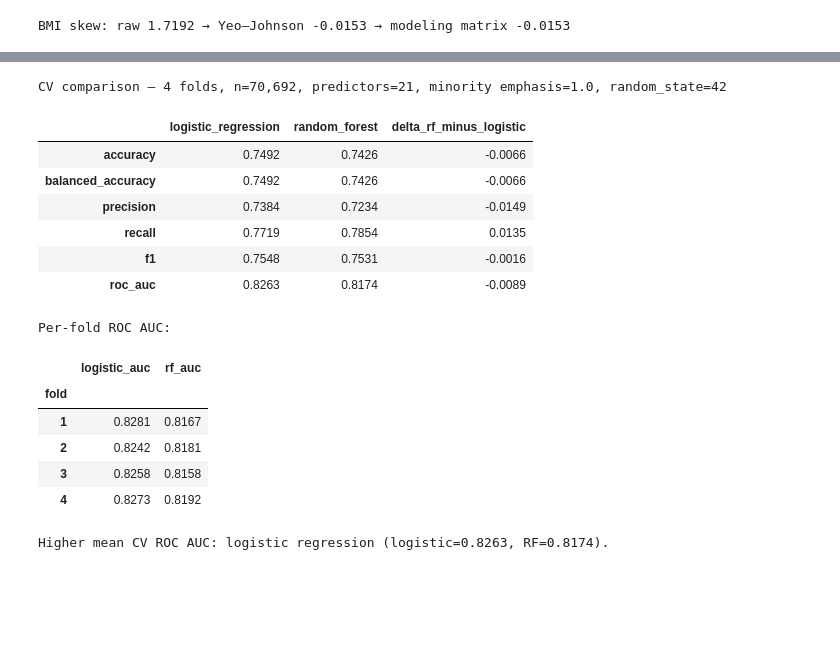
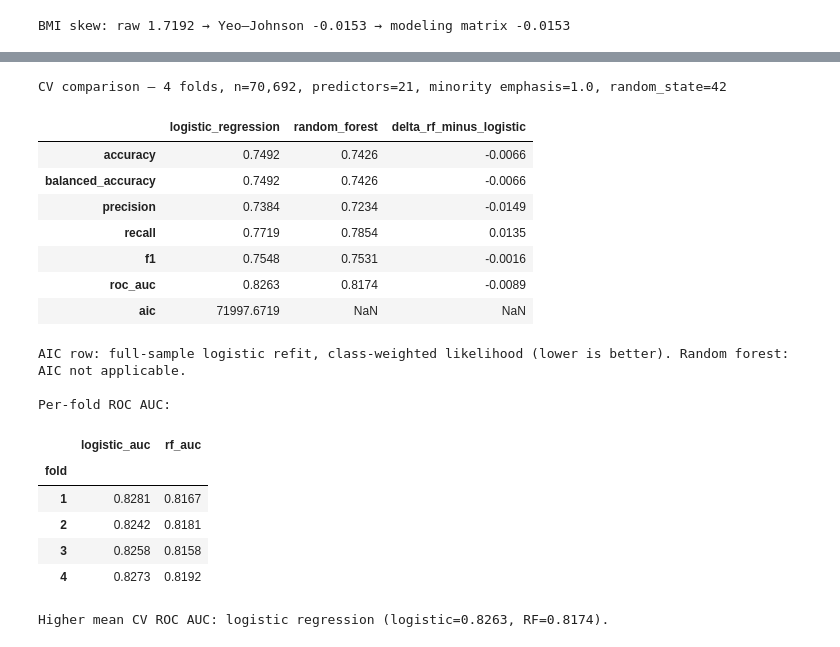
Before and after one commit to tnewman10/DDDM, a Jupyter notebook: Diabetes Prediction Model/Diabetes Prediction Model (5050 Split).ipynb, the cells around one changed output, grey strips where cells are left out. Cells and saved outputs as stored; diff of their text form; code cells hidden in the pictures; blank space fills up the shorter version.

```diff
--- a/Diabetes Prediction Model/Diabetes Prediction Model (5050 Split).ipynb
+++ b/Diabetes Prediction Model/Diabetes Prediction Model (5050 Split).ipynb
@@ -546,7 +959,7 @@ We also report **ROC AUC**, **precision** / **recall** / **F1** for diabetes at
 
 Random forest uses **`max_samples=30_000`** per tree on the 5050 subsample.
 # %%
-# Cell 13 · CV setup, class weights & logistic regression (4-fold)
+# Cell 16 · CV setup, class weights & logistic regression (4-fold)
 import matplotlib.pyplot as plt
 import numpy as np
 import pandas as pd
@@ -674,6 +1087,23 @@ def _dm_binary_classification_eval(
     return metrics
 
 
+def dm_logistic_aic(
+    model: LogisticRegression,
+    X_df: pd.DataFrame,
+    y_s: pd.Series,
+    emphasis: float = 1.0,
+) -> float:
+    """AIC from class-weighted Bernoulli log-likelihood (full-sample refit)."""
+    cw = dm_class_weight_dict(y_s, emphasis)
+    y_arr = np.asarray(y_s, dtype=int)
+    sw = np.where(y_arr == 1, cw[1], cw[0])
+    p1 = np.clip(model.predict_proba(X_df)[:, 1], 1e-15, 1 - 1e-15)
+    ll_i = y_arr * np.log(p1) + (1 - y_arr) * np.log(1 - p1)
+    log_lik = float((sw * ll_i).sum())
+    k = int(model.coef_.size + 1)
+    return float(2 * k - 2 * log_lik)
+
+
 def dm_run_cv(
     estimator,
     X_df: pd.DataFrame,
@@ -962,9 +1392,24 @@ Feature importance — full-sample refit, trees=200, max_samples=30,000
 # %%
-# Cell 15 · Compare logistic vs random forest (4-fold CV)
+# Cell 18 · Compare logistic vs random forest (4-fold CV)
+import numpy as np
 from IPython.display import display
 
+if "dm_logistic_aic" not in globals():
+    if "dm_class_weight_dict" not in globals():
+        raise NameError("Run Cell 16 first.")
+
+    def dm_logistic_aic(model, X_df, y_s, emphasis=1.0):
+        cw = dm_class_weight_dict(y_s, emphasis)
+        y_arr = np.asarray(y_s, dtype=int)
+        sw = np.where(y_arr == 1, cw[1], cw[0])
+        p1 = np.clip(model.predict_proba(X_df)[:, 1], 1e-15, 1 - 1e-15)
+        ll_i = y_arr * np.log(p1) + (1 - y_arr) * np.log(1 - p1)
+        log_lik = float((sw * ll_i).sum())
+        k = int(model.coef_.size + 1)
+        return float(2 * k - 2 * log_lik)
+
 if "dm_logistic_cv_summary" not in globals() or "dm_rf_cv_summary" not in globals():
-    raise NameError("Run Cells 13 and 14 first.")
+    raise NameError("Run Cells 16 and 17 first.")
 
 dm_model_comparison = pd.DataFrame(
     {
@@ -976,6 +1421,15 @@ dm_model_comparison["delta_rf_minus_logistic"] = (
     dm_model_comparison["random_forest"] - dm_model_comparison["logistic_regression"]
 )
 
+if "dm_logistic_model" not in globals():
+    raise NameError("Run Cell 16 first (need dm_logistic_model for AIC).")
+dm_model_comparison.loc["aic"] = {
+    "logistic_regression": dm_logistic_aic(
+        dm_logistic_model, X, y, DM_MINORITY_CLASS_WEIGHT_EMPHASIS
+    ),
+    "random_forest": np.nan,
+}
+
 print(
     f"CV comparison — {DM_CV_FOLDS} folds, n={len(y):,}, "
     f"predictors={len(MODELING_PREDICTOR_COLS)}, "
@@ -983,38 +1437,45 @@ print(
     f"random_state={DM_MODEL_RANDOM_STATE}"
 )
 display(dm_model_comparison.round(4))
+print(
+    "AIC row: full-sample logistic refit, class-weighted likelihood "
+    "(lower is better). Random forest: AIC not applicable."
+)
 
 print("\nPer-fold ROC AUC:")
 display(
     pd.DataFrame(
         {
             "logistic_auc": dm_logistic_cv_detail["roc_auc"],
             "rf_auc": dm_rf_cv_detail["roc_auc"],
         }
     ).round(4)
 )
 
 auc_log = float(dm_logistic_cv_summary.loc["roc_auc", "mean"])
 auc_rf = float(dm_rf_cv_summary.loc["roc_auc", "mean"])
 if auc_rf > auc_log:
     winner = "random forest"
 elif auc_rf < auc_log:
     winner = "logistic regression"
 else:
     winner = "tie"
 print(
     f"Higher mean CV ROC AUC: {winner} "
     f"(logistic={auc_log:.4f}, RF={auc_rf:.4f})."
 )
 # %% [output]
 CV comparison — 4 folds, n=70,692, predictors=21, minority emphasis=1.0, random_state=42
 |  | logistic_regression | random_forest | delta_rf_minus_logistic |
 | accuracy | 0.7492 | 0.7426 | -0.0066 |
 | balanced_accuracy | 0.7492 | 0.7426 | -0.0066 |
 | precision | 0.7384 | 0.7234 | -0.0149 |
 | recall | 0.7719 | 0.7854 | 0.0135 |
 | f1 | 0.7548 | 0.7531 | -0.0016 |
 | roc_auc | 0.8263 | 0.8174 | -0.0089 |
+| aic | 71997.6719 | NaN | NaN |
+AIC row: full-sample logistic refit, class-weighted likelihood (lower is better). Random forest: AIC not applicable.
+
 Per-fold ROC AUC:
 |  | logistic_auc | rf_auc |
 | fold |  |  |
```
Also changed, not shown: parts of 23 cells of this notebook, 1 other file.
